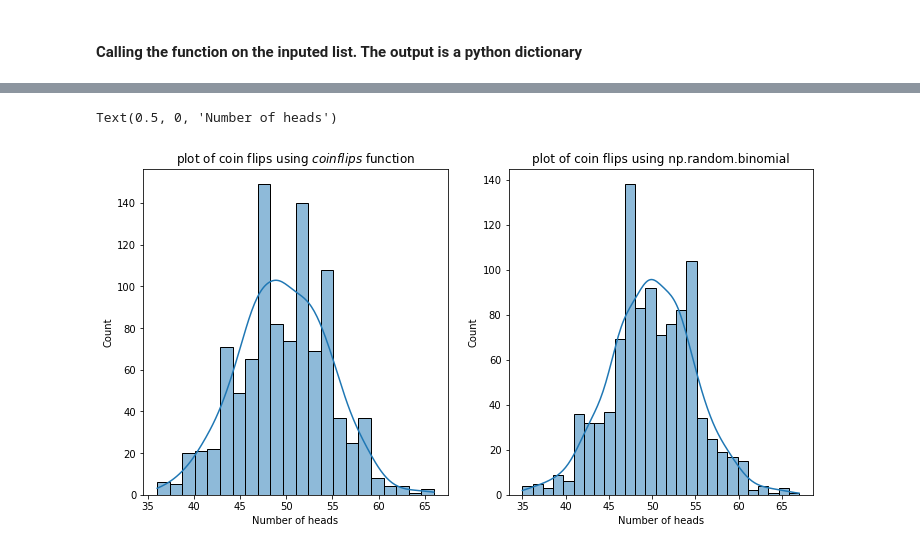
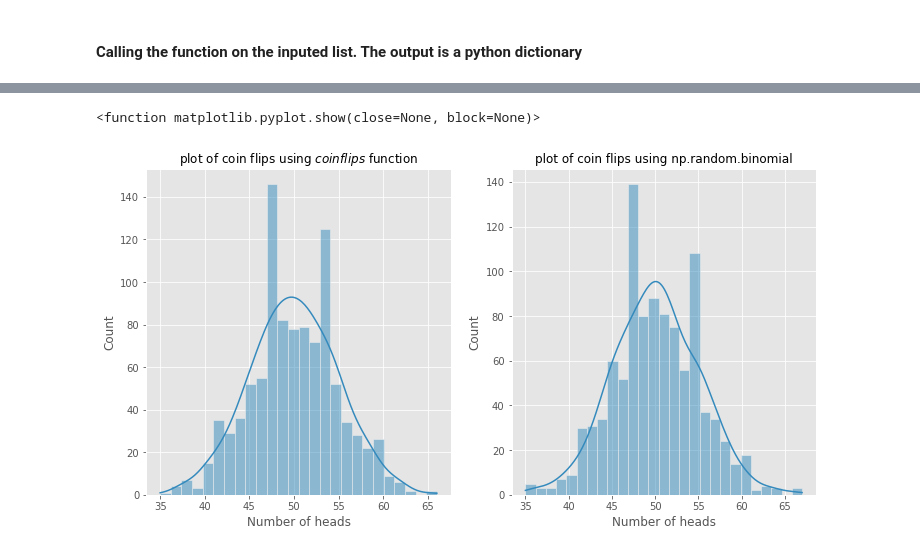
Before and after one commit to killfoley/funddatasks, a Jupyter notebook: Tasks 2020.ipynb, the cells around one changed output, grey strips where cells are left out. Cells and saved outputs as stored; diff of their text form; code cells hidden in the pictures.

```diff
--- a/Tasks 2020.ipynb
+++ b/Tasks 2020.ipynb
@@ -173,17 +174,24 @@ c = rng.binomial(100, 0.5, 1000)
 # %%
+#plot the 2 outcomes for comparison
+#import packages
 import matplotlib.pyplot as plt
 import seaborn as sns
 
+#setting plotting style
+plt.style.use("ggplot")
+
 #https://realpython.com/python-matplotlib-guide/#understanding-pltsubplots-notation
-
+#create subplot axes for side by side plotting
 f, (ax1, ax2) = plt.subplots(nrows=1, ncols=2, figsize=(12, 6))
 
+#seaborn histplot is very helpful as it added the pdf to the histogram
 sns.histplot(data=__coins__, kde=True, ax=ax1)
 ax1.set_title("plot of coin flips using $coinflips$ function", fontsize=12)
 ax1.set_xlabel("Number of heads")
 sns.histplot(data=c, kde=True, ax=ax2)
 ax2.set_title("plot of coin flips using np.random.binomial", fontsize=12)
 ax2.set_xlabel("Number of heads")
+plt.show
 # %% [output]
-Text(0.5, 0, 'Number of heads')
+<function matplotlib.pyplot.show(close=None, block=None)>
-[figure, old version]
+[figure, new version]
```
Also changed, not shown: parts of 37 cells of this notebook.
